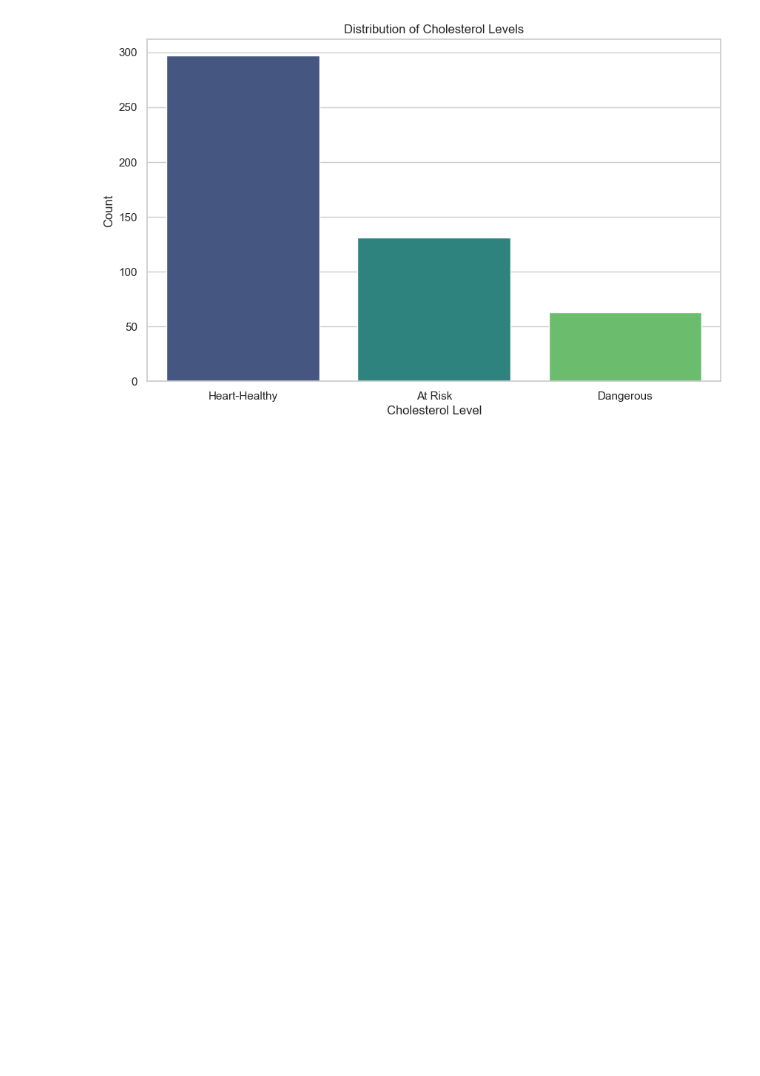
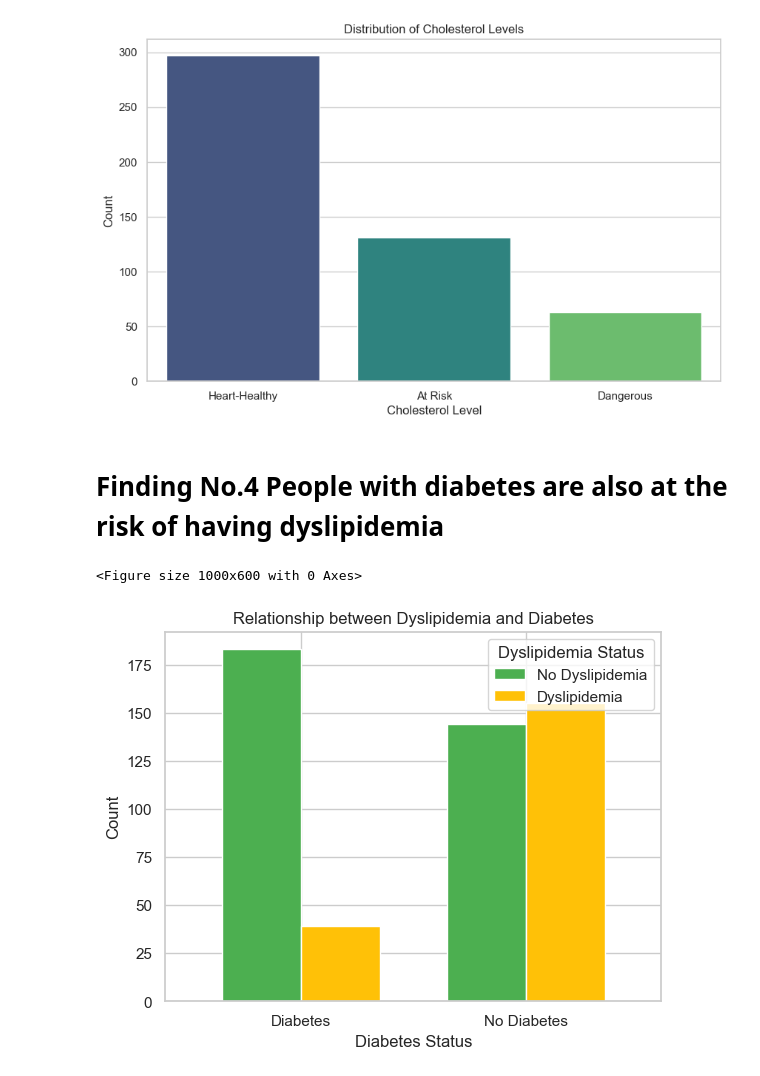
Before and after one commit to farazmazhar29/MADE-FAU, a Jupyter notebook: project/report.ipynb, the cells around one changed output. Cells and saved outputs as stored; diff of their text form; code cells hidden in the pictures; blank space fills up the shorter version.

```diff
--- a/project/report.ipynb
+++ b/project/report.ipynb
@@ -295,3 +315,30 @@ Passing `palette` without assigning `hue` is deprecated and will be removed in v
 
   sns.barplot(x=cholesterol_counts.index, y=cholesterol_counts.values, palette='viridis')
 [figure]
+# %% [markdown]
+# Finding No.4 People with diabetes are also at the risk of having dyslipidemia
+# %%
+# Combine the datasets vertically
+combined_df = pd.concat([arterial_disease_ibd_df, ckd_df], ignore_index=True)
+
+# Create a new column 'Diabetes Status' based on diabetes values
+combined_df['Diabetes Status'] = combined_df['diabetes'].map({0: 'No Diabetes', 1: 'Diabetes'})
+
+# Create a new column 'Dyslipidemia Status' based on dyslipidemia values
+combined_df['Dyslipidemia Status'] = combined_df['dyslipidemia'].map({0: 'No Dyslipidemia', 1: 'Dyslipidemia'})
+
+# Count the occurrences of each combination of Dyslipidemia and Diabetes
+cross_tab = pd.crosstab(combined_df['Dyslipidemia Status'], combined_df['Diabetes Status'])
+
+# Bar chart
+plt.figure(figsize=(10, 6))
+cross_tab.T.plot(kind='bar', color=['#4CAF50', '#FFC107'], width=0.7)
+plt.title('Relationship between Dyslipidemia and Diabetes')
+plt.xlabel('Diabetes Status')
+plt.ylabel('Count')
+plt.legend(title='Dyslipidemia Status', loc='upper right', labels=['No Dyslipidemia', 'Dyslipidemia'])
+plt.xticks(rotation=0)
+plt.show()
+# %% [output]
+<Figure size 1000x600 with 0 Axes>
+[figure, added]
```
Also changed, not shown: parts of 6 cells of this notebook.
